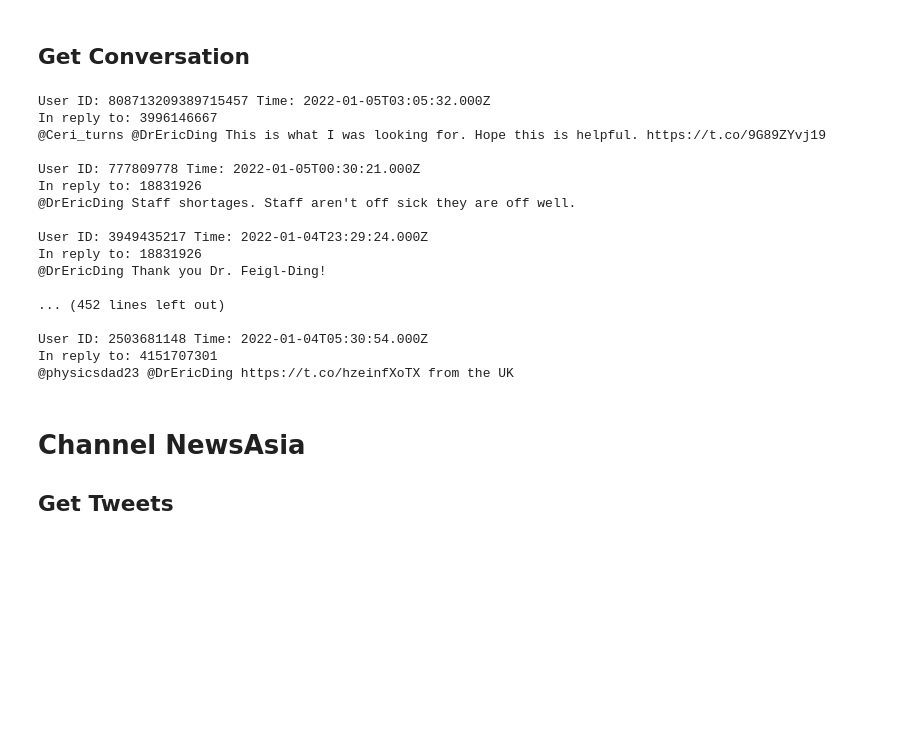
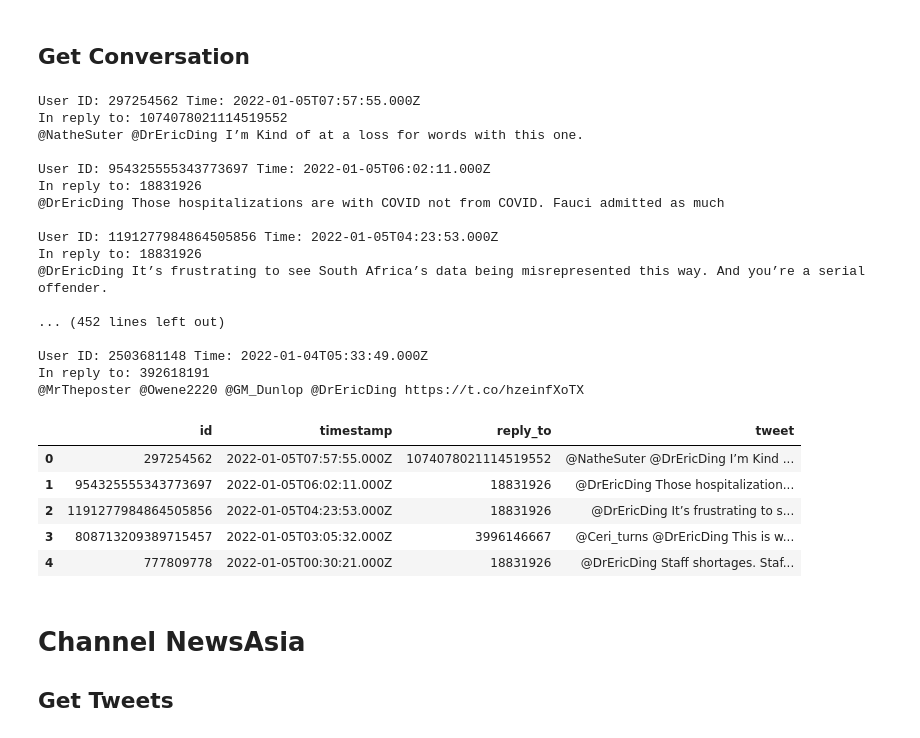
Before and after one commit to Confirmation-Bias-Analyser/Data-Collection, a Jupyter notebook: Twitter Data Collection.ipynb, the cells around one changed output. Drawn from its saved outputs; the diff is of its cells as text; code cells hidden in the pictures; blank space fills up the shorter version.

Commit message:
Made changes to standardise output of conversations

```diff
--- a/Twitter Data Collection.ipynb
+++ b/Twitter Data Collection.ipynb
@@ -38,7 +38,7 @@ def getTweetInformation(conversation_id, header):
     return result['data'][0]['created_at']
 
 def getTweetComments(conversation_data):
-    conversation_dict = {'user_id':[], 'timestamp':[], 'reply_to':[], 'tweet':[]}
+    conversation_dict = {'id':[], 'timestamp':[], 'reply_to':[], 'tweet':[]}
 
     for i in range(len(conversation_data['data'])):
         print('User ID:', conversation_data['data'][i]['author_id'],
@@ -46,7 +46,7 @@ def getTweetComments(conversation_data):
         print('In reply to:', conversation_data['data'][i]['in_reply_to_user_id'])
         print(conversation_data['data'][i]['text'], '\n')
 
-        conversation_dict['user_id'].append(conversation_data['data'][i]['author_id'])
+        conversation_dict['id'].append(conversation_data['data'][i]['author_id'])
         conversation_dict['timestamp'].append(conversation_data['data'][i]['created_at'])
         conversation_dict['reply_to'].append(conversation_data['data'][i]['in_reply_to_user_id'])
         conversation_dict['tweet'].append(conversation_data['data'][i]['text'])
@@ -108,27 +108,37 @@ ST_conversation_data = getConversation('1477849910682832897', max_results, heade
 # %%
 ST_result = getTweetComments(ST_conversation_data)
 # %% [output]
-User ID: 808713209389715457 Time: 2022-01-05T03:05:32.000Z
-In reply to: 3996146667
-@Ceri_turns @DrEricDing This is what I was looking for. Hope this is helpful. https://t.co/9G89ZYvj19
+User ID: 297254562 Time: 2022-01-05T07:57:55.000Z
+In reply to: 1074078021114519552
+@NatheSuter @DrEricDing I’m Kind of at a loss for words with this one.
 
-User ID: 777809778 Time: 2022-01-05T00:30:21.000Z
+User ID: 954325555343773697 Time: 2022-01-05T06:02:11.000Z
 In reply to: 18831926
-@DrEricDing Staff shortages. Staff aren't off sick they are off well.
+@DrEricDing Those hospitalizations are with COVID not from COVID. Fauci admitted as much
 
-User ID: 3949435217 Time: 2022-01-04T23:29:24.000Z
+User ID: 1191277984864505856 Time: 2022-01-05T04:23:53.000Z
 In reply to: 18831926
-@DrEricDing Thank you Dr. Feigl-Ding!
+@DrEricDing It’s frustrating to see South Africa’s data being misrepresented this way. And you’re a serial offender.
 
 ... (452 lines left out)
 
-User ID: 2503681148 Time: 2022-01-04T05:30:54.000Z
-In reply to: 4151707301
-@physicsdad23 @DrEricDing https://t.co/hzeinfXoTX from the UK
+User ID: 2503681148 Time: 2022-01-04T05:33:49.000Z
+In reply to: 392618191
+@MrTheposter @Owene2220 @GM_Dunlop @DrEricDing https://t.co/hzeinfXoTX
 # %%
 ST_df = pd.DataFrame.from_dict(ST_result)
+ST_df['id'] = ST_df['id'].astype(str)
+ST_df['reply_to'] = ST_df['reply_to'].astype(str)
+ST_df.to_csv('Datasets/ST_twitter_data.csv')
+
 ST_df.head()
-ST_df.to_csv('Datasets/ST_twitter_data.csv')
+# %% [output]
+|  | id | timestamp | reply_to | tweet |
+| 0 | 297254562 | 2022-01-05T07:57:55.000Z | 1074078021114519552 | @NatheSuter @DrEricDing I’m Kind ... |
+| 1 | 954325555343773697 | 2022-01-05T06:02:11.000Z | 18831926 | @DrEricDing Those hospitalization... |
+| 2 | 1191277984864505856 | 2022-01-05T04:23:53.000Z | 18831926 | @DrEricDing It’s frustrating to s... |
+| 3 | 808713209389715457 | 2022-01-05T03:05:32.000Z | 3996146667 | @Ceri_turns @DrEricDing This is w... |
+| 4 | 777809778 | 2022-01-05T00:30:21.000Z | 18831926 | @DrEricDing Staff shortages. Staf... |
 # %% [markdown]
 # Channel NewsAsia
 ## Get Tweets
```
Also changed, not shown: parts of 4 cells of this notebook, 1 other file.
